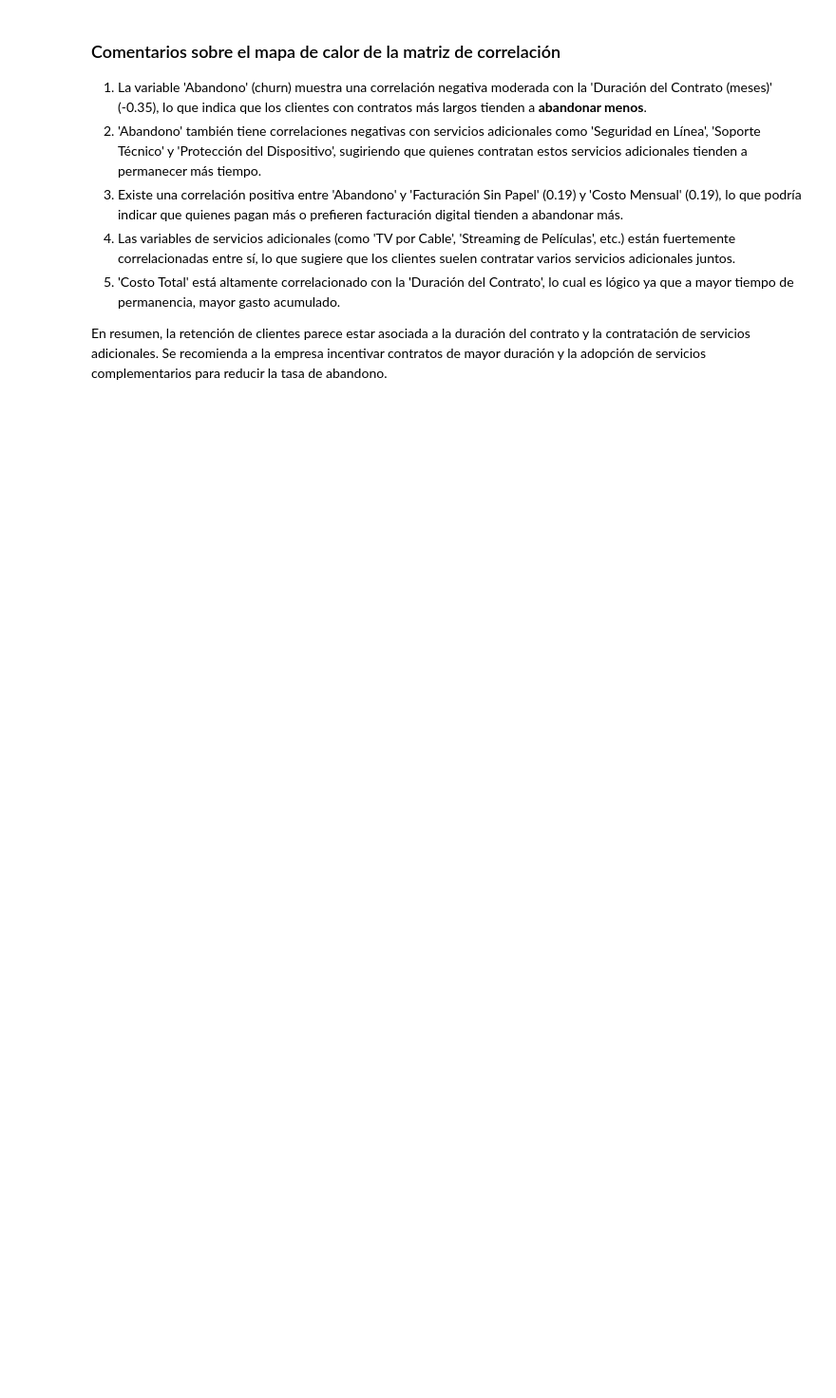
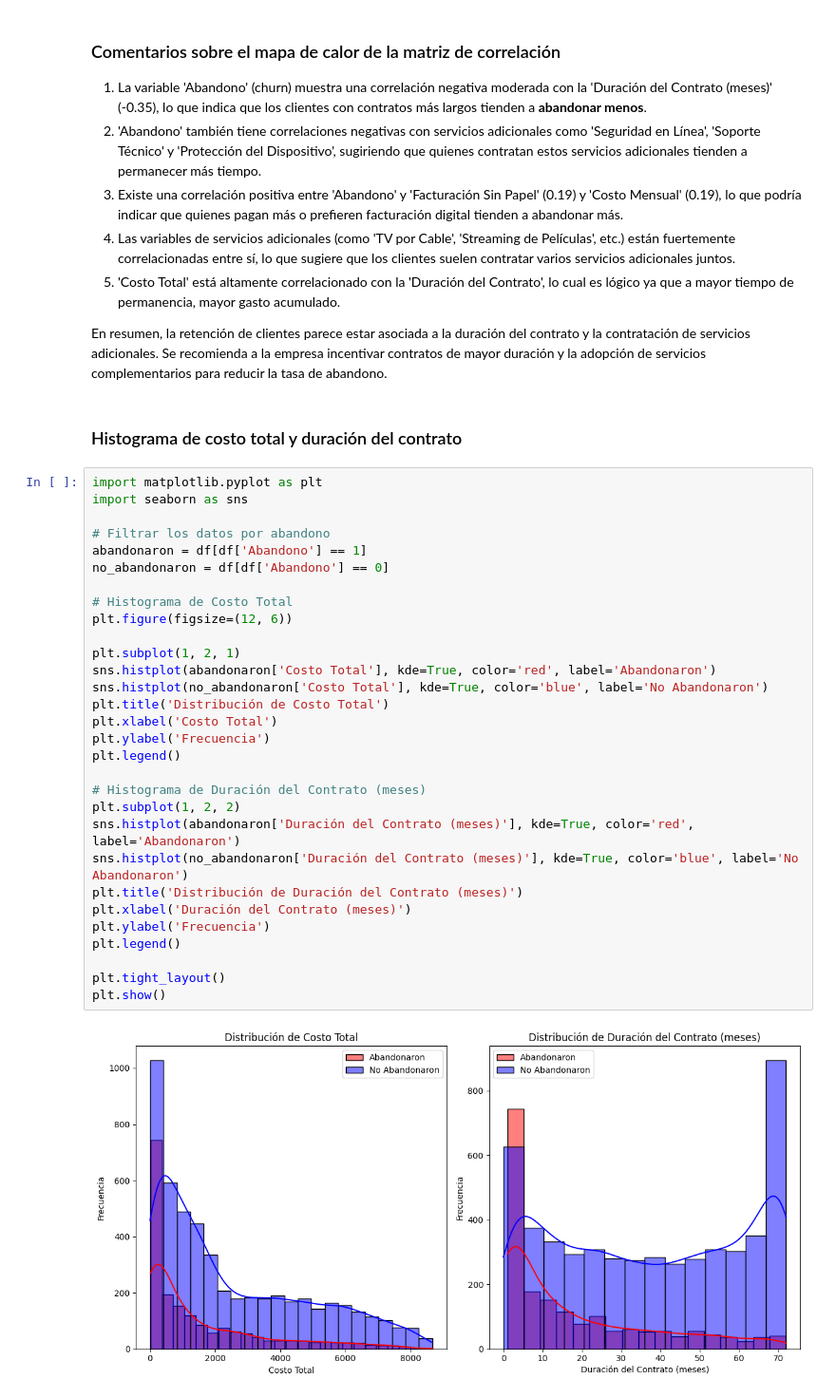
Before and after one commit to anasayago/challenge2-data-science-latam, a Jupyter notebook: TelecomX_LATAM_AnaSayago.ipynb, the cells around one changed output. Shown at 95% size. Drawn from its saved outputs; the diff is of its cells as text; blank space fills up the shorter version.

```diff
--- a/TelecomX_LATAM_AnaSayago.ipynb
+++ b/TelecomX_LATAM_AnaSayago.ipynb
@@ -414,3 +519,37 @@ Matplotlib is building the font cache; this may take a moment.
 5. 'Costo Total' está altamente correlacionado con la 'Duración del Contrato', lo cual es lógico ya que a mayor tiempo de permanencia, mayor gasto acumulado.
 
 En resumen, la retención de clientes parece estar asociada a la duración del contrato y la contratación de servicios adicionales. Se recomienda a la empresa incentivar contratos de mayor duración y la adopción de servicios complementarios para reducir la tasa de abandono.
+# %% [markdown]
+### Histograma de costo total y duración del contrato
+# %%
+import matplotlib.pyplot as plt
+import seaborn as sns
+
+# Filtrar los datos por abandono
+abandonaron = df[df['Abandono'] == 1]
+no_abandonaron = df[df['Abandono'] == 0]
+
+# Histograma de Costo Total
+plt.figure(figsize=(12, 6))
+
+plt.subplot(1, 2, 1)
+sns.histplot(abandonaron['Costo Total'], kde=True, color='red', label='Abandonaron')
+sns.histplot(no_abandonaron['Costo Total'], kde=True, color='blue', label='No Abandonaron')
+plt.title('Distribución de Costo Total')
+plt.xlabel('Costo Total')
+plt.ylabel('Frecuencia')
+plt.legend()
+
+# Histograma de Duración del Contrato (meses)
+plt.subplot(1, 2, 2)
+sns.histplot(abandonaron['Duración del Contrato (meses)'], kde=True, color='red', label='Abandonaron')
+sns.histplot(no_abandonaron['Duración del Contrato (meses)'], kde=True, color='blue', label='No Abandonaron')
+plt.title('Distribución de Duración del Contrato (meses)')
+plt.xlabel('Duración del Contrato (meses)')
+plt.ylabel('Frecuencia')
+plt.legend()
+
+plt.tight_layout()
+plt.show()
+# %% [output]
+[figure, added]
```
Also changed, not shown: parts of 37 cells of this notebook.
